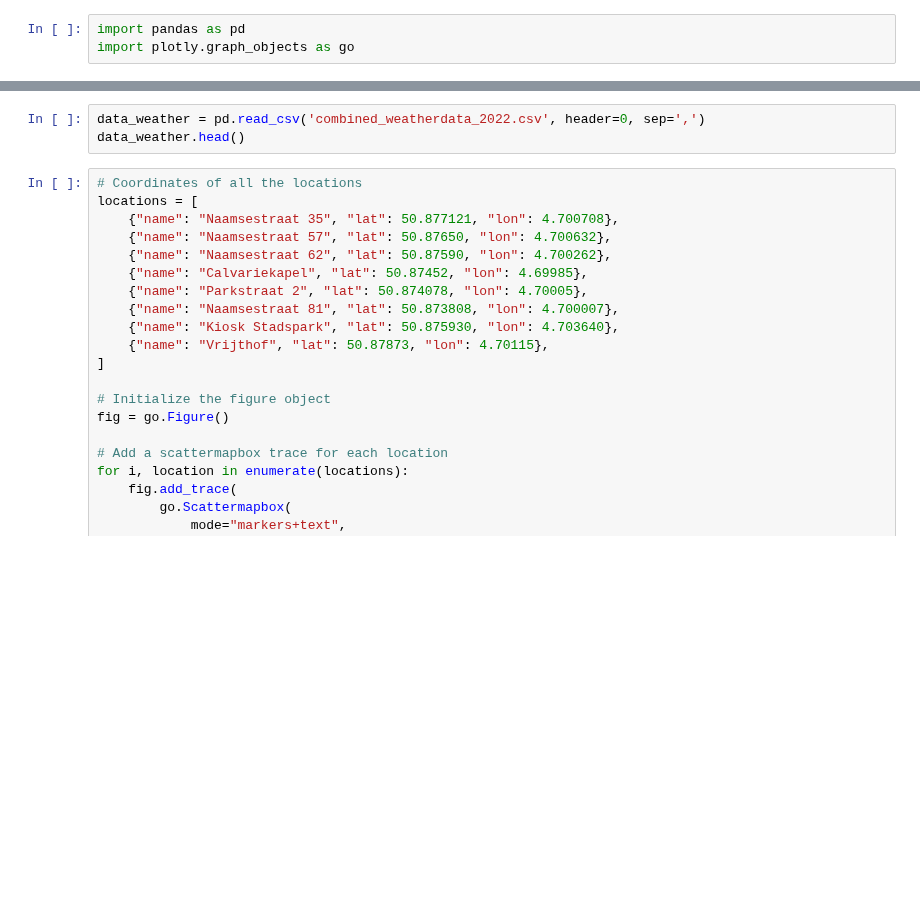
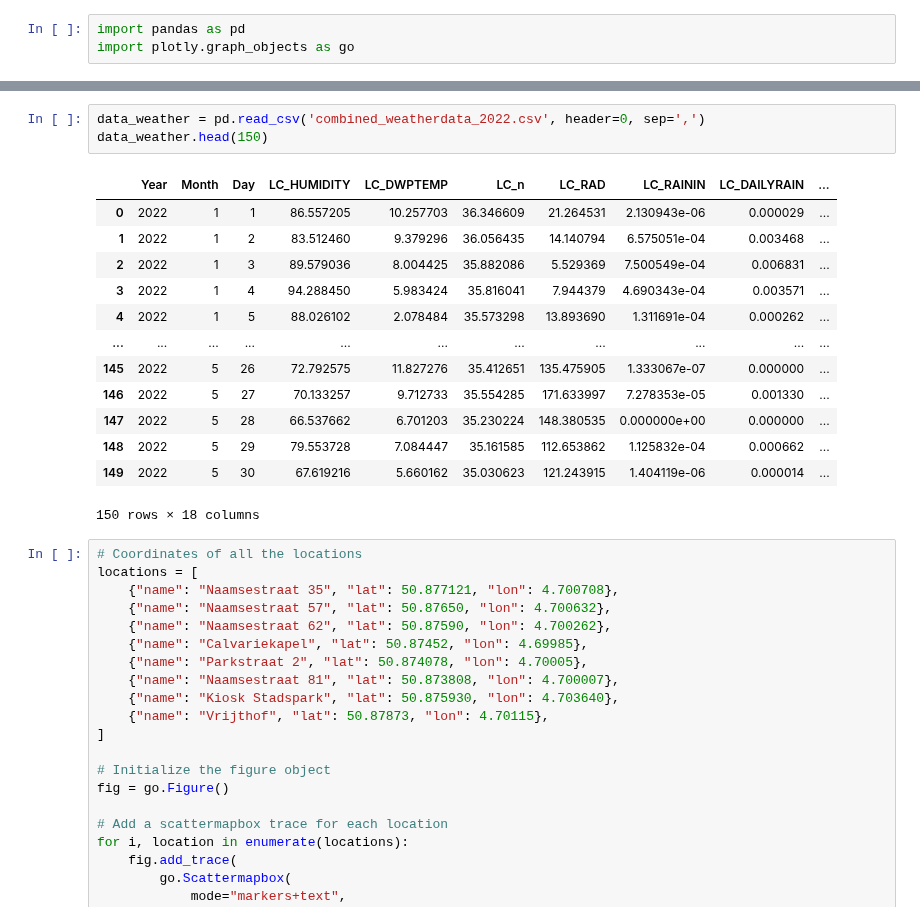
Before and after one commit to lennertvanh/MDA-Georgia, a Jupyter notebook: unfinished_map.ipynb, the cells around one changed output, grey strips where cells are left out. Cells and saved outputs as stored; diff of their text form; blank space fills up the shorter version.

```diff
--- a/unfinished_map.ipynb
+++ b/unfinished_map.ipynb
@@ -7,6 +14,20 @@ data_noise.head()
 # %%
 data_weather = pd.read_csv('combined_weatherdata_2022.csv', header=0, sep=',')
-data_weather.head()
+data_weather.head(150)
+# %% [output]
+|  | Year | Month | Day | LC_HUMIDITY | LC_DWPTEMP | LC_n | LC_RAD | LC_RAININ | LC_DAILYRAIN | ... |
+| 0 | 2022 | 1 | 1 | 86.557205 | 10.257703 | 36.346609 | 21.264531 | 2.130943e-06 | 0.000029 | ... |
+| 1 | 2022 | 1 | 2 | 83.512460 | 9.379296 | 36.056435 | 14.140794 | 6.575051e-04 | 0.003468 | ... |
+| 2 | 2022 | 1 | 3 | 89.579036 | 8.004425 | 35.882086 | 5.529369 | 7.500549e-04 | 0.006831 | ... |
+| 3 | 2022 | 1 | 4 | 94.288450 | 5.983424 | 35.816041 | 7.944379 | 4.690343e-04 | 0.003571 | ... |
+| 4 | 2022 | 1 | 5 | 88.026102 | 2.078484 | 35.573298 | 13.893690 | 1.311691e-04 | 0.000262 | ... |
+| ... | ... | ... | ... | ... | ... | ... | ... | ... | ... | ... |
+| 145 | 2022 | 5 | 26 | 72.792575 | 11.827276 | 35.412651 | 135.475905 | 1.333067e-07 | 0.000000 | ... |
+| 146 | 2022 | 5 | 27 | 70.133257 | 9.712733 | 35.554285 | 171.633997 | 7.278353e-05 | 0.001330 | ... |
+| 147 | 2022 | 5 | 28 | 66.537662 | 6.701203 | 35.230224 | 148.380535 | 0.000000e+00 | 0.000000 | ... |
+| 148 | 2022 | 5 | 29 | 79.553728 | 7.084447 | 35.161585 | 112.653862 | 1.125832e-04 | 0.000662 | ... |
+| 149 | 2022 | 5 | 30 | 67.619216 | 5.660162 | 35.030623 | 121.243915 | 1.404119e-06 | 0.000014 | ... |
+150 rows × 18 columns
 # %%
 # Coordinates of all the locations
 locations = [
```
Also changed, not shown: parts of 1 cell of this notebook, 1 other file.
